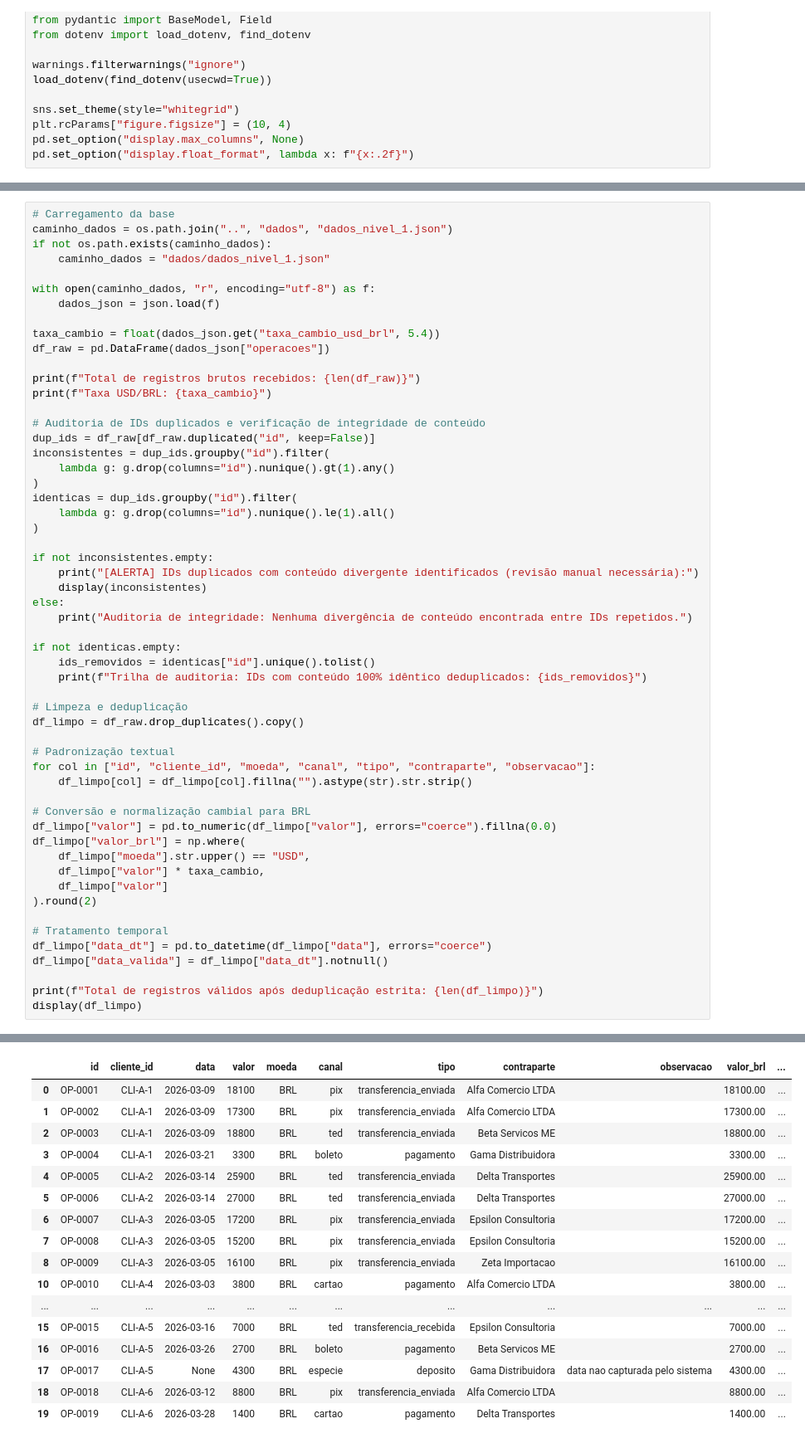
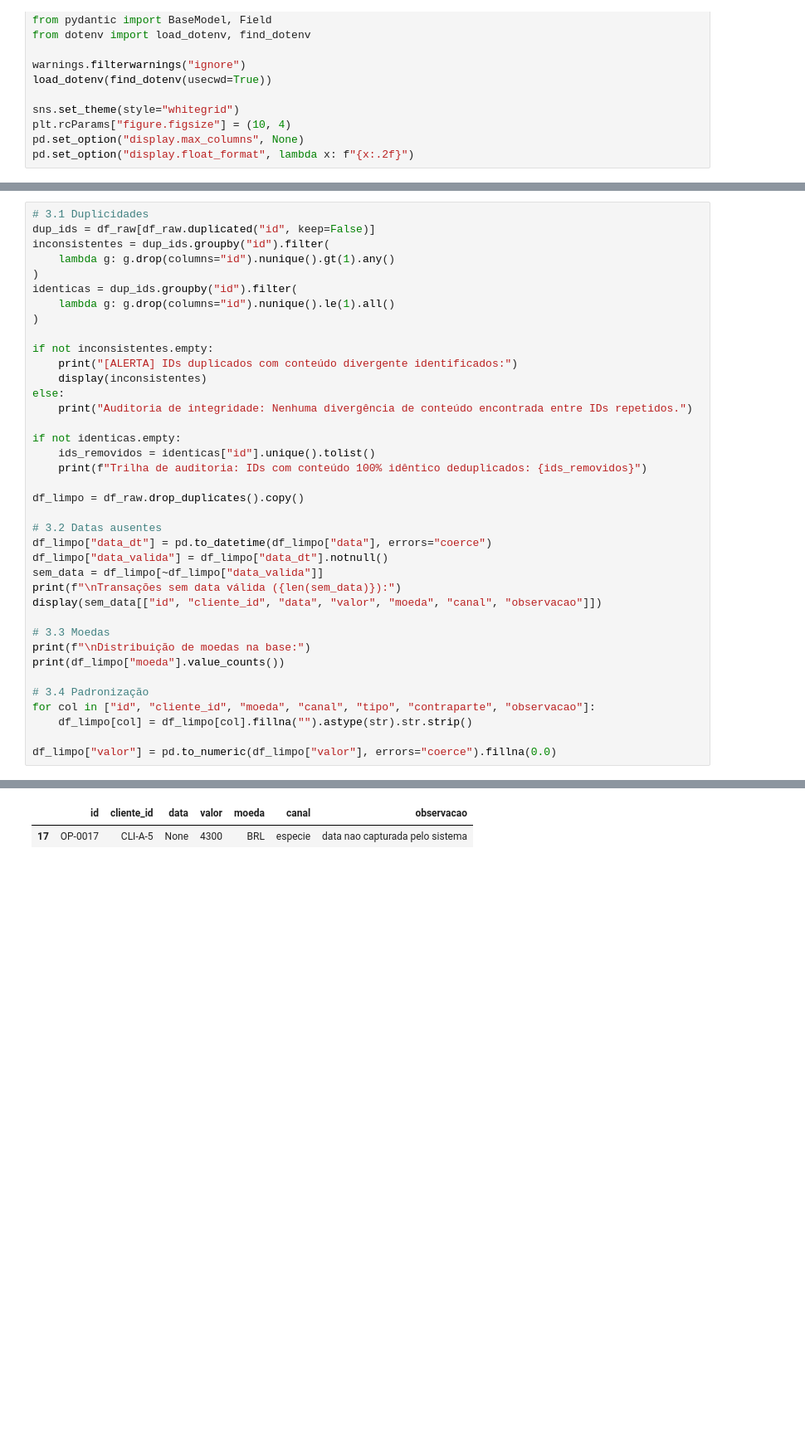
Before and after one commit to vitoriacosmo/desafio-ia, a Jupyter notebook: nivel_1/nivel_1.ipynb, the cells around one changed output, grey strips where cells are left out. Shown at 83% size. Cells and saved outputs as stored; diff of their text form; blank space fills up the shorter version.

Commit message:
refactor: reestrutura notebook nivel 1 em 10 secoes e atualiza mapeamentos

```diff
--- a/nivel_1/nivel_1.ipynb
+++ b/nivel_1/nivel_1.ipynb
@@ -39,19 +72,5 @@ A base `dados/dados_nivel_1.json` passa pelos seguintes procedimentos de auditor
 # %%
-# Carregamento da base
-caminho_dados = os.path.join("..", "dados", "dados_nivel_1.json")
-if not os.path.exists(caminho_dados):
-    caminho_dados = "dados/dados_nivel_1.json"
-
-with open(caminho_dados, "r", encoding="utf-8") as f:
-    dados_json = json.load(f)
-
-taxa_cambio = float(dados_json.get("taxa_cambio_usd_brl", 5.4))
-df_raw = pd.DataFrame(dados_json["operacoes"])
-
-print(f"Total de registros brutos recebidos: {len(df_raw)}")
-print(f"Taxa USD/BRL: {taxa_cambio}")
-
-# Auditoria de IDs duplicados e verificação de integridade de conteúdo
+# 3.1 Duplicidades
 dup_ids = df_raw[df_raw.duplicated("id", keep=False)]
 inconsistentes = dup_ids.groupby("id").filter(
     lambda g: g.drop(columns="id").nunique().gt(1).any()
@@ -61,7 +80,7 @@ identicas = dup_ids.groupby("id").filter(
 )
 
 if not inconsistentes.empty:
-    print("[ALERTA] IDs duplicados com conteúdo divergente identificados (revisão manual necessária):")
+    print("[ALERTA] IDs duplicados com conteúdo divergente identificados:")
     display(inconsistentes)
 else:
     print("Auditoria de integridade: Nenhuma divergência de conteúdo encontrada entre IDs repetidos.")
@@ -70,25 +89,22 @@ if not identicas.empty:
     ids_removidos = identicas["id"].unique().tolist()
     print(f"Trilha de auditoria: IDs com conteúdo 100% idêntico deduplicados: {ids_removidos}")
 
-# Limpeza e deduplicação
 df_limpo = df_raw.drop_duplicates().copy()
 
-# Padronização textual
+# 3.2 Datas ausentes
+df_limpo["data_dt"] = pd.to_datetime(df_limpo["data"], errors="coerce")
+df_limpo["data_valida"] = df_limpo["data_dt"].notnull()
+sem_data = df_limpo[~df_limpo["data_valida"]]
+print(f"\nTransações sem data válida ({len(sem_data)}):")
+display(sem_data[["id", "cliente_id", "data", "valor", "moeda", "canal", "observacao"]])
+
+# 3.3 Moedas
+print(f"\nDistribuição de moedas na base:")
+print(df_limpo["moeda"].value_counts())
+
+# 3.4 Padronização
 for col in ["id", "cliente_id", "moeda", "canal", "tipo", "contraparte", "observacao"]:
     df_limpo[col] = df_limpo[col].fillna("").astype(str).str.strip()
 
-# Conversão e normalização cambial para BRL
 df_limpo["valor"] = pd.to_numeric(df_limpo["valor"], errors="coerce").fillna(0.0)
-df_limpo["valor_brl"] = np.where(
-    df_limpo["moeda"].str.upper() == "USD",
-    df_limpo["valor"] * taxa_cambio,
-    df_limpo["valor"]
-).round(2)
-
-# Tratamento temporal
-df_limpo["data_dt"] = pd.to_datetime(df_limpo["data"], errors="coerce")
-df_limpo["data_valida"] = df_limpo["data_dt"].notnull()
-
-print(f"Total de registros válidos após deduplicação estrita: {len(df_limpo)}")
-display(df_limpo)
 # %% [output]
@@ -100,17 +115,2 @@ Total de registros válidos após deduplicação estrita: 19
-|  | id | cliente_id | data | valor | moeda | canal | tipo | contraparte | observacao | valor_brl | ... |
-| 0 | OP-0001 | CLI-A-1 | 2026-03-09 | 18100 | BRL | pix | transferencia_enviada | Alfa Comercio LTDA |  | 18100.00 | ... |
-| 1 | OP-0002 | CLI-A-1 | 2026-03-09 | 17300 | BRL | pix | transferencia_enviada | Alfa Comercio LTDA |  | 17300.00 | ... |
-| 2 | OP-0003 | CLI-A-1 | 2026-03-09 | 18800 | BRL | ted | transferencia_enviada | Beta Servicos ME |  | 18800.00 | ... |
-| 3 | OP-0004 | CLI-A-1 | 2026-03-21 | 3300 | BRL | boleto | pagamento | Gama Distribuidora |  | 3300.00 | ... |
-| 4 | OP-0005 | CLI-A-2 | 2026-03-14 | 25900 | BRL | ted | transferencia_enviada | Delta Transportes |  | 25900.00 | ... |
-| 5 | OP-0006 | CLI-A-2 | 2026-03-14 | 27000 | BRL | ted | transferencia_enviada | Delta Transportes |  | 27000.00 | ... |
-| 6 | OP-0007 | CLI-A-3 | 2026-03-05 | 17200 | BRL | pix | transferencia_enviada | Epsilon Consultoria |  | 17200.00 | ... |
-| 7 | OP-0008 | CLI-A-3 | 2026-03-05 | 15200 | BRL | pix | transferencia_enviada | Epsilon Consultoria |  | 15200.00 | ... |
-| 8 | OP-0009 | CLI-A-3 | 2026-03-05 | 16100 | BRL | pix | transferencia_enviada | Zeta Importacao |  | 16100.00 | ... |
-| 10 | OP-0010 | CLI-A-4 | 2026-03-03 | 3800 | BRL | cartao | pagamento | Alfa Comercio LTDA |  | 3800.00 | ... |
-| ... | ... | ... | ... | ... | ... | ... | ... | ... | ... | ... | ... |
-| 15 | OP-0015 | CLI-A-5 | 2026-03-16 | 7000 | BRL | ted | transferencia_recebida | Epsilon Consultoria |  | 7000.00 | ... |
-| 16 | OP-0016 | CLI-A-5 | 2026-03-26 | 2700 | BRL | boleto | pagamento | Beta Servicos ME |  | 2700.00 | ... |
-| 17 | OP-0017 | CLI-A-5 | None | 4300 | BRL | especie | deposito | Gama Distribuidora | data nao capturada pelo sistema | 4300.00 | ... |
-| 18 | OP-0018 | CLI-A-6 | 2026-03-12 | 8800 | BRL | pix | transferencia_enviada | Alfa Comercio LTDA |  | 8800.00 | ... |
-| 19 | OP-0019 | CLI-A-6 | 2026-03-28 | 1400 | BRL | cartao | pagamento | Delta Transportes |  | 1400.00 | ... |
+|  | id | cliente_id | data | valor | moeda | canal | observacao |
+| 17 | OP-0017 | CLI-A-5 | None | 4300 | BRL | especie | data nao capturada pelo sistema |
```
Also changed, not shown: parts of 25 cells of this notebook, 5 other files.
